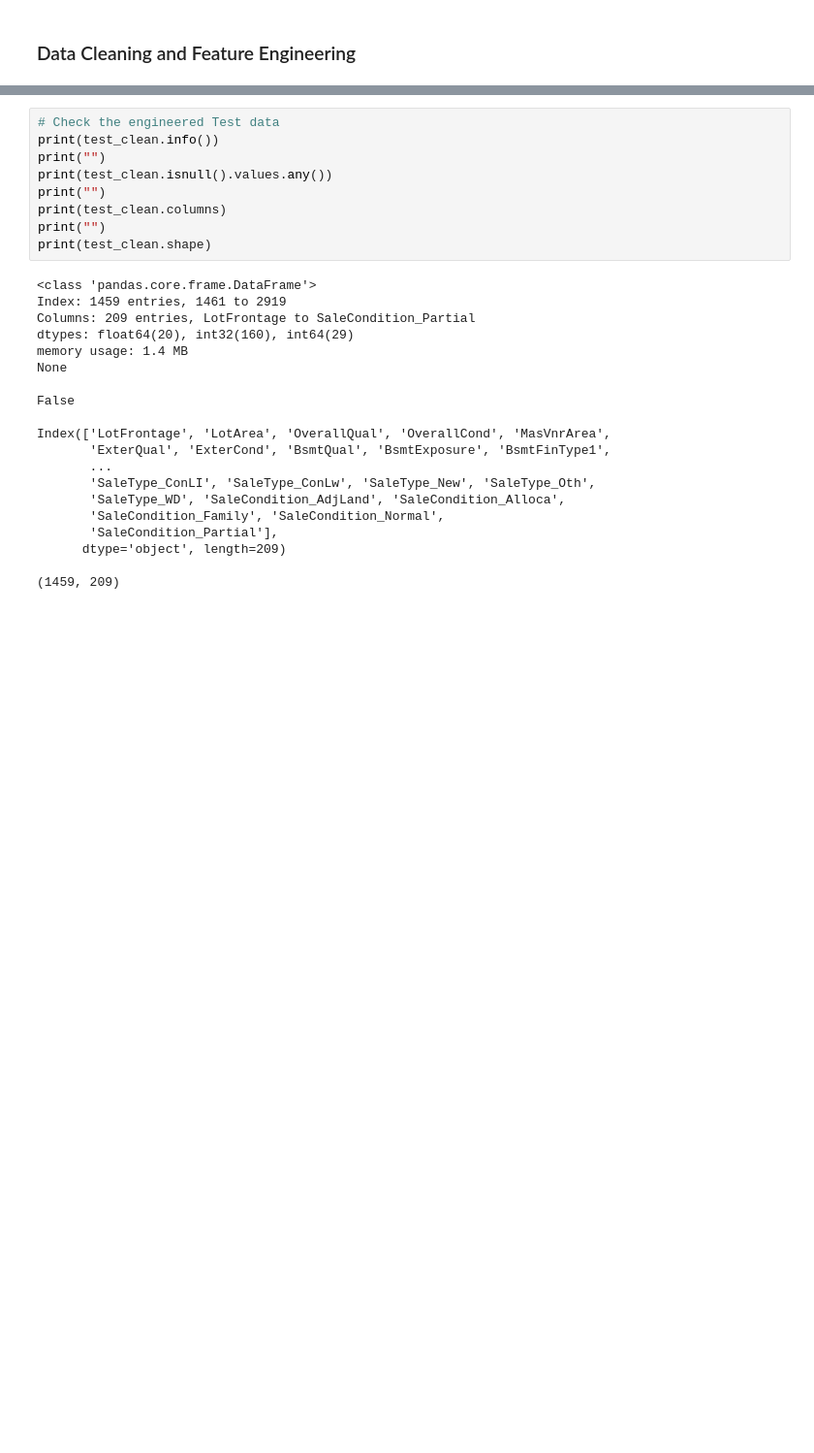
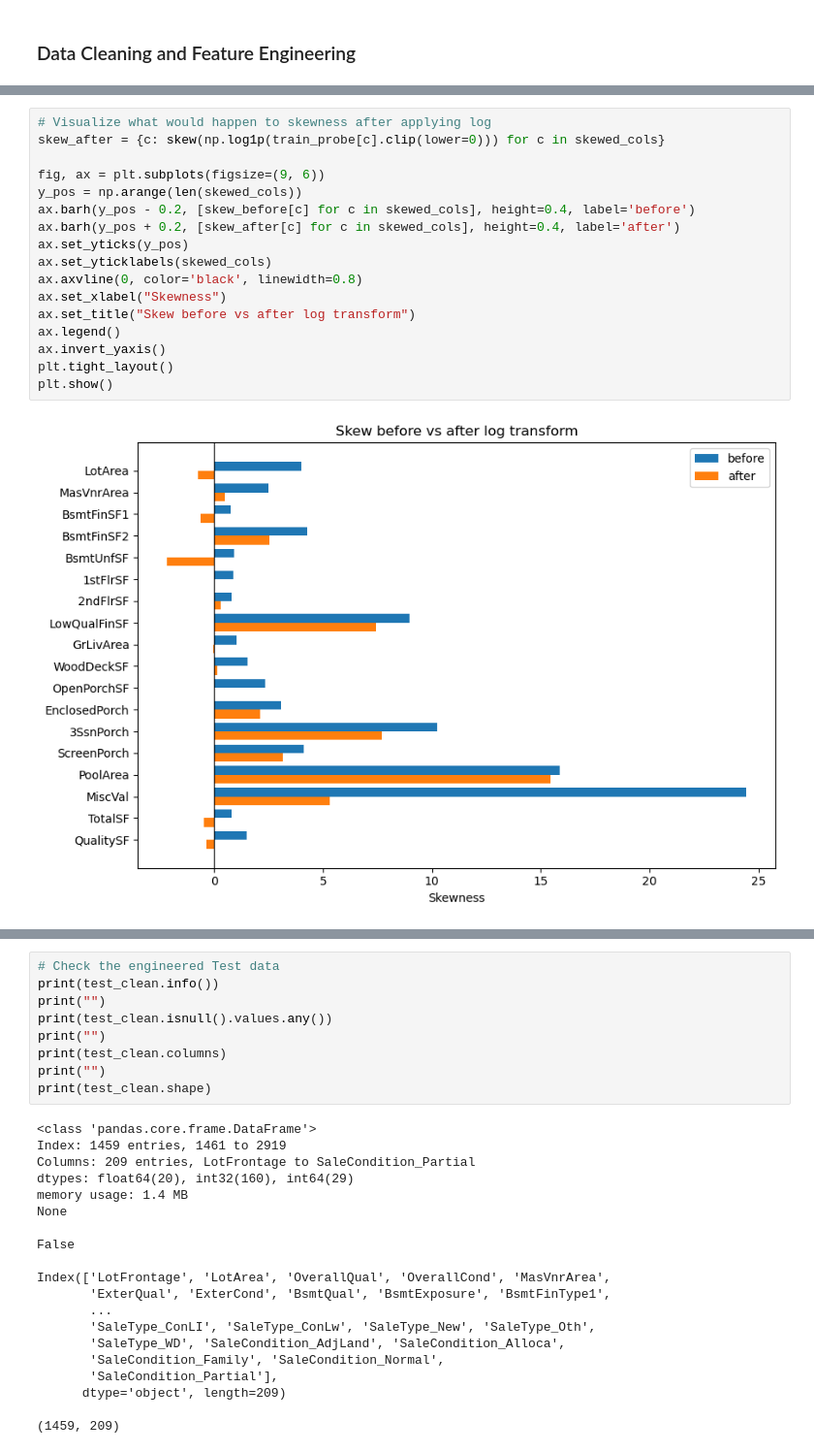
Before and after one commit to ericyang91/Housing_Price_Prediction, a Jupyter notebook: main.ipynb, the cells around one changed output, grey strips where cells are left out. Shown at 97% size. Saved outputs shown, nothing was run; the diff lists cells and outputs as text; blank space fills up the shorter version.

```diff
--- a/main.ipynb
+++ b/main.ipynb
@@ -235,0 +418,19 @@ test_clean = clean_housing_data(test_df)
+# %%
+# Visualize what would happen to skewness after applying log
+skew_after = {c: skew(np.log1p(train_probe[c].clip(lower=0))) for c in skewed_cols}
+
+fig, ax = plt.subplots(figsize=(9, 6))
+y_pos = np.arange(len(skewed_cols))
+ax.barh(y_pos - 0.2, [skew_before[c] for c in skewed_cols], height=0.4, label='before')
+ax.barh(y_pos + 0.2, [skew_after[c] for c in skewed_cols], height=0.4, label='after')
+ax.set_yticks(y_pos)
+ax.set_yticklabels(skewed_cols)
+ax.axvline(0, color='black', linewidth=0.8)
+ax.set_xlabel("Skewness")
+ax.set_title("Skew before vs after log transform")
+ax.legend()
+ax.invert_yaxis()
+plt.tight_layout()
+plt.show()
+# %% [output]
+[figure, added]
```
Also changed, not shown: parts of 43 cells of this notebook, 2 other files.
